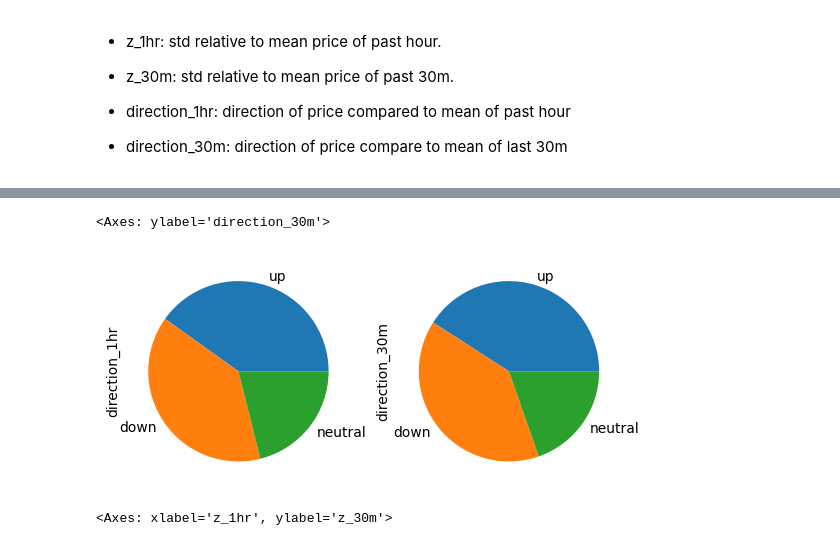
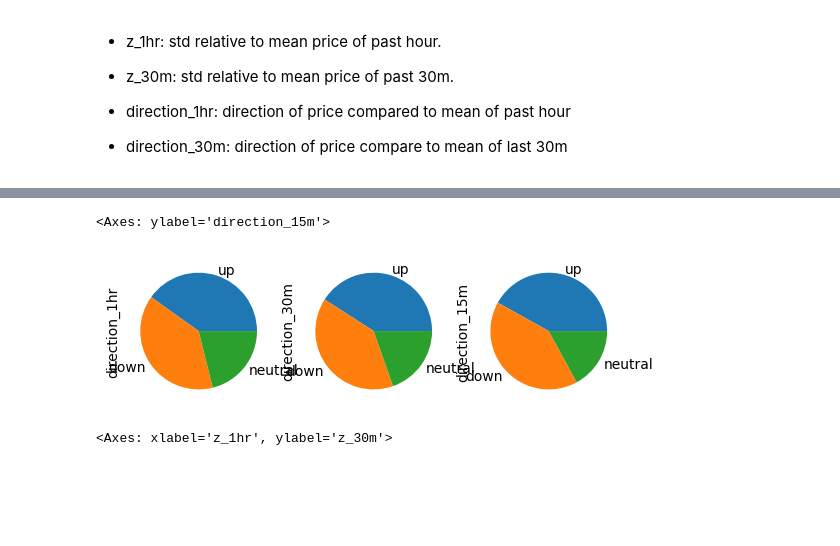
Before and after one commit to daQuincy/Takumi, a Jupyter notebook: 005 - feature_engineering.ipynb, the cells around one changed output, grey strips where cells are left out. Drawn from its saved outputs; the diff is of its cells as text; code cells hidden in the pictures; blank space fills up the shorter version.

```diff
--- a/005 - feature_engineering.ipynb
+++ b/005 - feature_engineering.ipynb
@@ -51,6 +50,7 @@ df.head()
 # define some common time
 NINE = pd.to_datetime('09:00:00')
 NINE_THIRTY = pd.to_datetime('09:30:00')
+TEN = pd.to_datetime('10:00:00')
 TEN_THIRTY = pd.to_datetime('10:30:00')
 ELEVEN = pd.to_datetime('11:00:00')
 TWELVE = pd.to_datetime('12:00:00')
@@ -254,17 +254,32 @@ for day, df_day in tqdm.tqdm(df.groupby(pd.Grouper(key='datetime', freq='D'))):
         (df_day['datetime'].dt.time >= NINE_THIRTY.time()) &
         (df_day['datetime'].dt.time < TEN_THIRTY.time())
     ]
-    past_mean = df_past['close'].mean()
-    past_std = df_past['close'].std()
-    z = (price - past_mean) / past_std
-    pct_past = np.round(((price - past_mean) / past_mean) * 100, 2)
+    mean_hr_1 = df_past['close'].mean()
+    std_hr_1 = df_past['close'].std()
+    z_hr_1 = (price - mean_hr_1) / std_hr_1
+    pct_hr_1 = np.round(((price - mean_hr_1) / mean_hr_1) * 100, 2)
+
+    # past half hour
+    df_past = df_day[
+        (df_day['datetime'].dt.time >= TEN.time()) &
+        (df_day['datetime'].dt.time < TEN_THIRTY.time())
+    ]
+    mean_min_30 = df_past['close'].mean()
+    std_min_30 = df_past['close'].std()
+    z_min_30 = (price - mean_min_30) / std_min_30
+    pct_min_30 = np.round(((price - mean_min_30) / mean_min_30) * 100, 2)
 
     result = {
         'date': df_1030['datetime'].iloc[0],
         '1030_close': price,
-        'z': z,
-        'pct_past': pct_past,
-        'past_mean': past_mean,
+        'z_hr_1': z_hr_1,
+        'pct_hr_1': pct_hr_1,
+        'std_hr_1': std_hr_1,
+        'mean_hr_1': mean_hr_1,
+        'z_min_30': z_min_30,
+        'pct_min_30': pct_min_30,
+        'std_min_30': std_min_30,
+        'mean_min_30': mean_min_30
     }
     df_result.append(result)
 
@@ -406,6 +422,7 @@ def z_past(sr, lag_hr, lag_minute, name):
         mean = sr['close']
         std = 0
         z = 0
+        pct = 0
     else:
         mean = df_past['close'].mean()
         std = df_past['close'].std()
@@ -415,8 +432,10 @@ def z_past(sr, lag_hr, lag_minute, name):
             std = np.nan
 
         z = (sr['close'] - mean) / std
+        pct = np.round(((sr['close'] - mean) / mean) * 100, 2)
 
     sr[f'z_{name}'] = z
+    sr[f'pct_{name}'] = pct
     sr[f'mean_{name}'] = mean
     sr[f'std_{name}'] = std
     if z > 0.5:
@@ -439,6 +458,12 @@ partial_function = partial(z_past, lag_hr=0, lag_minute=30, name='30m')
 with Pool(10) as p:
     df_data = list(tqdm.tqdm(p.starmap(partial_function, [(element,) for element in df_data_sr])))
 df_data = pd.DataFrame(df_data)
+# %%
+df_data_sr = df_data.to_dict(orient='records')
+partial_function = partial(z_past, lag_hr=0, lag_minute=15, name='15m')
+with Pool(10) as p:
+    df_data = list(tqdm.tqdm(p.starmap(partial_function, [(element,) for element in df_data_sr])))
+df_data = pd.DataFrame(df_data)
 # %% [markdown]
 - z_1hr: std relative to mean price of past hour.
 - z_30m: std relative to mean price of past 30m.
@@ -457,10 +483,11 @@ df_data.head()
 # %%
-fig, ax = plt.subplots(1, 2)
+fig, ax = plt.subplots(1, 3)
 df_data['direction_1hr'].value_counts().plot.pie(ax=ax[0])
 df_data['direction_30m'].value_counts().plot.pie(ax=ax[1])
+df_data['direction_15m'].value_counts().plot.pie(ax=ax[2])
 # %% [output]
-<Axes: ylabel='direction_30m'>
+<Axes: ylabel='direction_15m'>
-[figure, old version]
+[figure, new version]
 # %%
 df_data.plot.scatter(x='z_1hr', y='z_30m')
 # %% [output]
```
Also changed, not shown: parts of 24 cells of this notebook, 3 other files.
